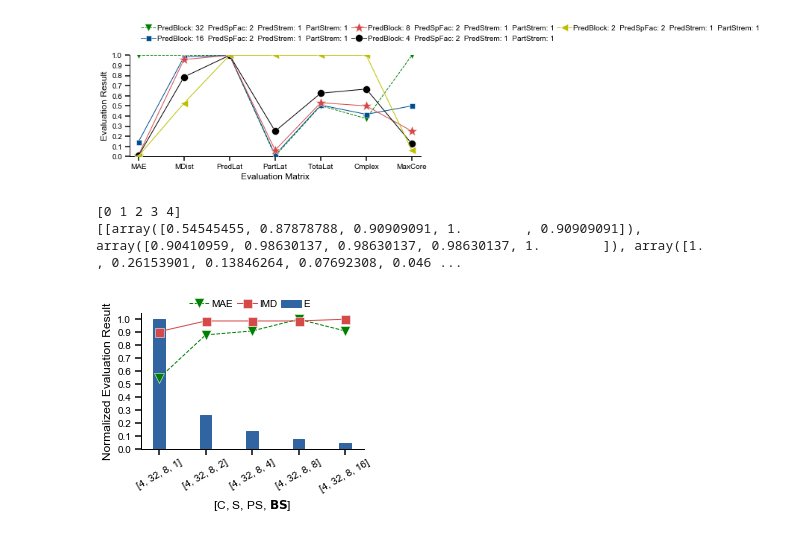
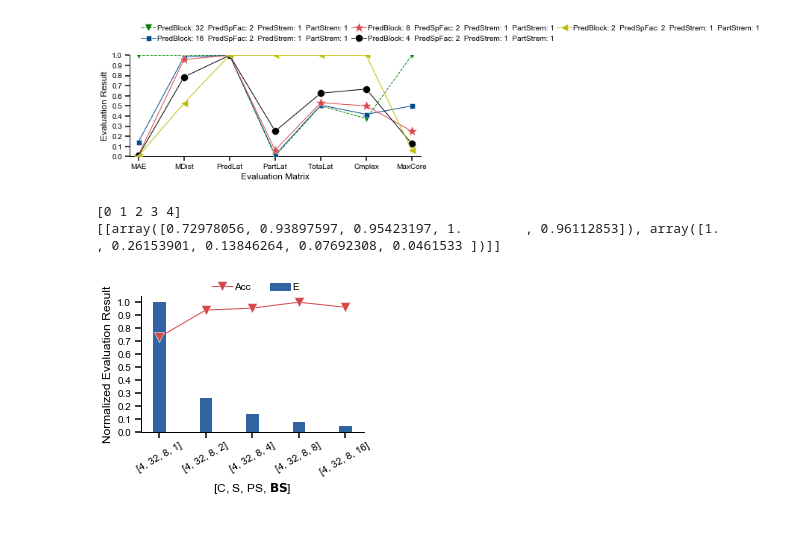
Before and after one commit to changchun-zhou/sagitta_fig, a Jupyter notebook: TCAS-II_FPS/scripts/TCAS-II_FPS.ipynb, the cells around one changed output. Saved outputs shown, nothing was run; the diff lists cells and outputs as text; code cells hidden in the pictures.

Commit message:
feat(TCAS-II): update legend name

```diff
--- a/TCAS-II_FPS/scripts/TCAS-II_FPS.ipynb
+++ b/TCAS-II_FPS/scripts/TCAS-II_FPS.ipynb
@@ -136,8 +136,8 @@ from cls_plt_fig import cls_plt_fig
 
 # Figure = "C"
 # Figure = "S"
-Figure = "PS"
-# Figure = "BS"
+# Figure = "PS"
+Figure = "BS"
 if Figure == "C":
     fig_name='../generate/Different_Configuration_Cubes.svg'
     x_label     = "[" + r"$\bf{C}$" + ", S, PS, BS]"
@@ -244,14 +244,15 @@ elif Figure == "BS":
 x_value     = np.arange(5)
 figsize     = (4,2.5)
 bar_width   = 0.25
-legend_loc  = (0.2, 1)
+legend_loc  = (0.3, 1)
 
-y_value     = [[item[0]/np.max(item[0]), item[1]/np.max(item[1]), item[2]/np.max(item[2])]]
+A = item[0]/np.max(item[0]) + item[1]/np.max(item[1])
+y_value     = [[A/np.max(A), item[2]/np.max(item[2])]]
 y_label     = ["Normalized Evaluation Result"]
-y_fig_type  = [['plot', 'plot', 'bar']]
-y_legend    = [["MAE", "IMD", "E"]]
+y_fig_type  = [['plot', 'bar']]
+y_legend    = [["Acc", "E"]]
 legend_ncol = 3 # (0/255, 77/255, 144/255),(1,1,1)], [(220/255, 103/255, 103/255)
-y_color     =[[(0, 128/256, 0),(214/255, 73/255, 73/255), (49/255, 101/255, 162/255), (0, 0, 0), (191/256,191/256, 0),(191/256, 0, 191/256),(0, 191/256, 191/256),
+y_color     =[[(214/255, 73/255, 73/255), (49/255, 101/255, 162/255), (0, 0, 0), (191/256,191/256, 0),(191/256, 0, 191/256),(0, 191/256, 191/256),
           (1, 0, 0), (0, 128/256, 0),(0, 0, 1),(0, 0, 0), (191/256,191/256, 0),(191/256, 0, 191/256),(0, 191/256, 191/256)]]
 len_yticks  = [10, 10]
 y_yticks_max= [1, 100]
@@ -263,34 +264,35 @@ cls_plt_fig('').func_plt_fig(
     x_label = x_label,
     y_label = y_label,
     y_value = y_value,
     y_fig_type = y_fig_type,
     y_legend = y_legend,
     y_color = y_color,
     y_axis_color = [(0, 0, 0), (214/255, 73/255, 73/255)],
     y_yticks_max=y_yticks_max,
     y_yticks_min=[0, 0],
-    y_edgecolor = [[(97/255, 169/255, 218/255), (97/255, 169/255, 218/255), (49/255, 101/255, 162/255)],[]],
+    y_edgecolor = [[(97/255, 169/255, 218/255), (49/255, 101/255, 162/255)],[]],
     # y_hatch = [['/////', '/////', '/////'],[None, None]],
-    y_linestyle = [['dashed','solid','solid','solid','solid','solid','solid',
+    y_linestyle = [['solid','solid','solid','solid','solid','solid','solid',
                     'dashed','dashed','dashed','dashed','dashed','dashed','dashed']],
     y_marker = [['v', 's', '*', 'o', '<', '.', 'v', 's', '*', 'o', '<', '.']],
     y_markersize=[[10, 9, 15, 10, 10, 10, 10]],
     y_markeredgewidth=0.5,
     ylim_upappend = [0.05, 0.05],
     len_yticks=len_yticks,
     xticks= xticks,
     legend_loc =legend_loc,
+    legend_columnspacing = 2,
     figsize=figsize, #[0, 0, 1, 1],
     font_size = 10,
     plt_text = False,
     legend_ncol=legend_ncol,
     bar_width = bar_width,
     linewidth= 1,
     bar_gap_width = 0.1,
     border_width = 0.4,
     labelrotation = 30
 )
 # %% [output]
 [0 1 2 3 4]
-[[array([0.54545455, 0.87878788, 0.90909091, 1.        , 0.90909091]), array([0.90410959, 0.98630137, 0.98630137, 0.98630137, 1.        ]), array([1.        , 0.26153901, 0.13846264, 0.07692308, 0.046 ...
+[[array([0.72978056, 0.93897597, 0.95423197, 1.        , 0.96112853]), array([1.        , 0.26153901, 0.13846264, 0.07692308, 0.0461533 ])]]
-[figure, old version]
+[figure, new version]
```
